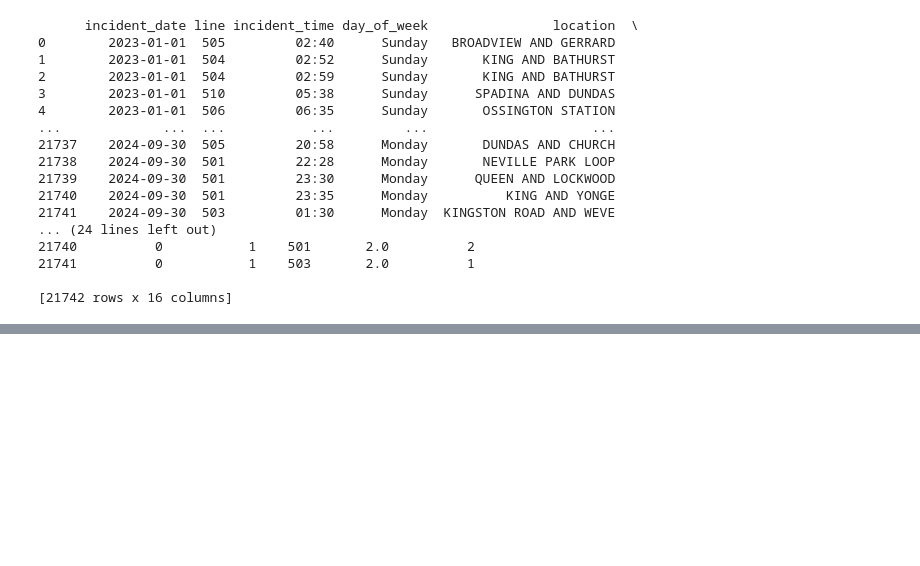
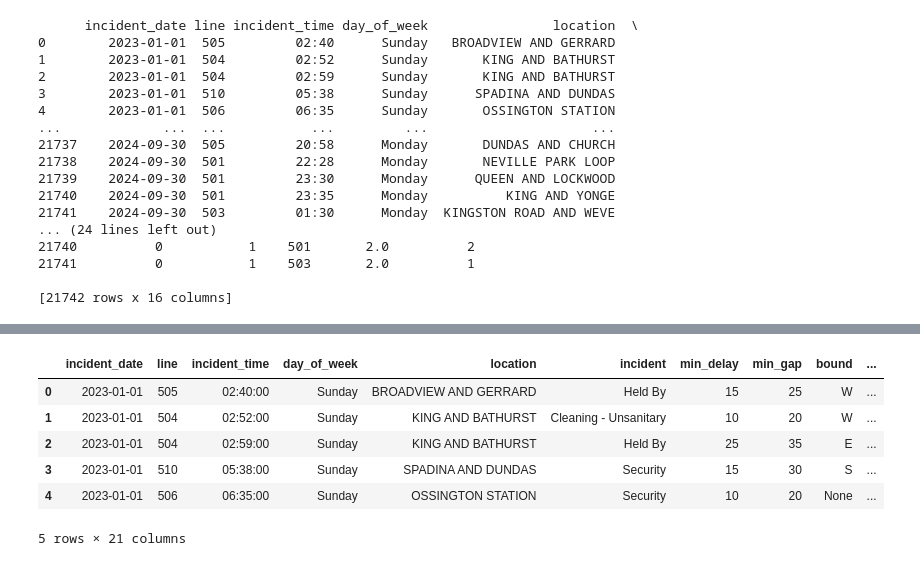
Before and after one commit to lee-data/TTC-streetcar-delay, a Jupyter notebook: src/team24main.ipynb, the cells around one changed output, grey strips where cells are left out. Cells and saved outputs as stored; diff of their text form; code cells hidden in the pictures; blank space fills up the shorter version.

```diff
--- a/src/team24main.ipynb
+++ b/src/team24main.ipynb
@@ -98,0 +177,40 @@ print(df)
+# %%
+# Convert incident_time to datetime
+df['incident_time'] = pd.to_datetime(df['incident_time'], format='%H:%M').dt.time
+
+# Define function to categorize time
+def categorize_time(time):
+    if time >= pd.to_datetime('06:30').time() and time <= pd.to_datetime('09:30').time():
+        return 1
+    elif time >= pd.to_datetime('10:00').time() and time <= pd.to_datetime('14:00').time():
+        return 2
+    elif time >= pd.to_datetime('16:30').time() and time <= pd.to_datetime('19:00').time():
+        return 3
+    else:
+        return 4
+
+# Apply function to create new column "timeType"
+df['timeType'] = df['incident_time'].apply(categorize_time)
+
+# Create a new column 'location_id' with unique numeric values for each unique location
+df['location_id'] = pd.factorize(df['location'])[0] + 1
+
+# Create a new column 'incident_id' with unique numeric values for each unique incident
+df['incident_id'] = pd.factorize(df['incident'])[0] + 1
+
+# Create a new column 'bound_id' with unique numeric values for each unique bound
+df['bound_id'] = pd.factorize(df['bound'])[0] + 1
+
+# Create a new column 'vehicle_id' with unique numeric values for each unique vehicle
+df['vehicle_id'] = pd.factorize(df['vehicle'])[0] + 1
+
+# Display the DataFrame with the new columns
+df.head()
+# %% [output]
+|  | incident_date | line | incident_time | day_of_week | location | incident | min_delay | min_gap | bound | ... |
+| 0 | 2023-01-01 | 505 | 02:40:00 | Sunday | BROADVIEW AND GERRARD | Held By | 15 | 25 | W | ... |
+| 1 | 2023-01-01 | 504 | 02:52:00 | Sunday | KING AND BATHURST | Cleaning - Unsanitary | 10 | 20 | W | ... |
+| 2 | 2023-01-01 | 504 | 02:59:00 | Sunday | KING AND BATHURST | Held By | 25 | 35 | E | ... |
+| 3 | 2023-01-01 | 510 | 05:38:00 | Sunday | SPADINA AND DUNDAS | Security | 15 | 30 | S | ... |
+| 4 | 2023-01-01 | 506 | 06:35:00 | Sunday | OSSINGTON STATION | Security | 10 | 20 | None | ... |
+5 rows × 21 columns
```
Also changed, not shown: parts of 9 cells of this notebook, 2 other files.
